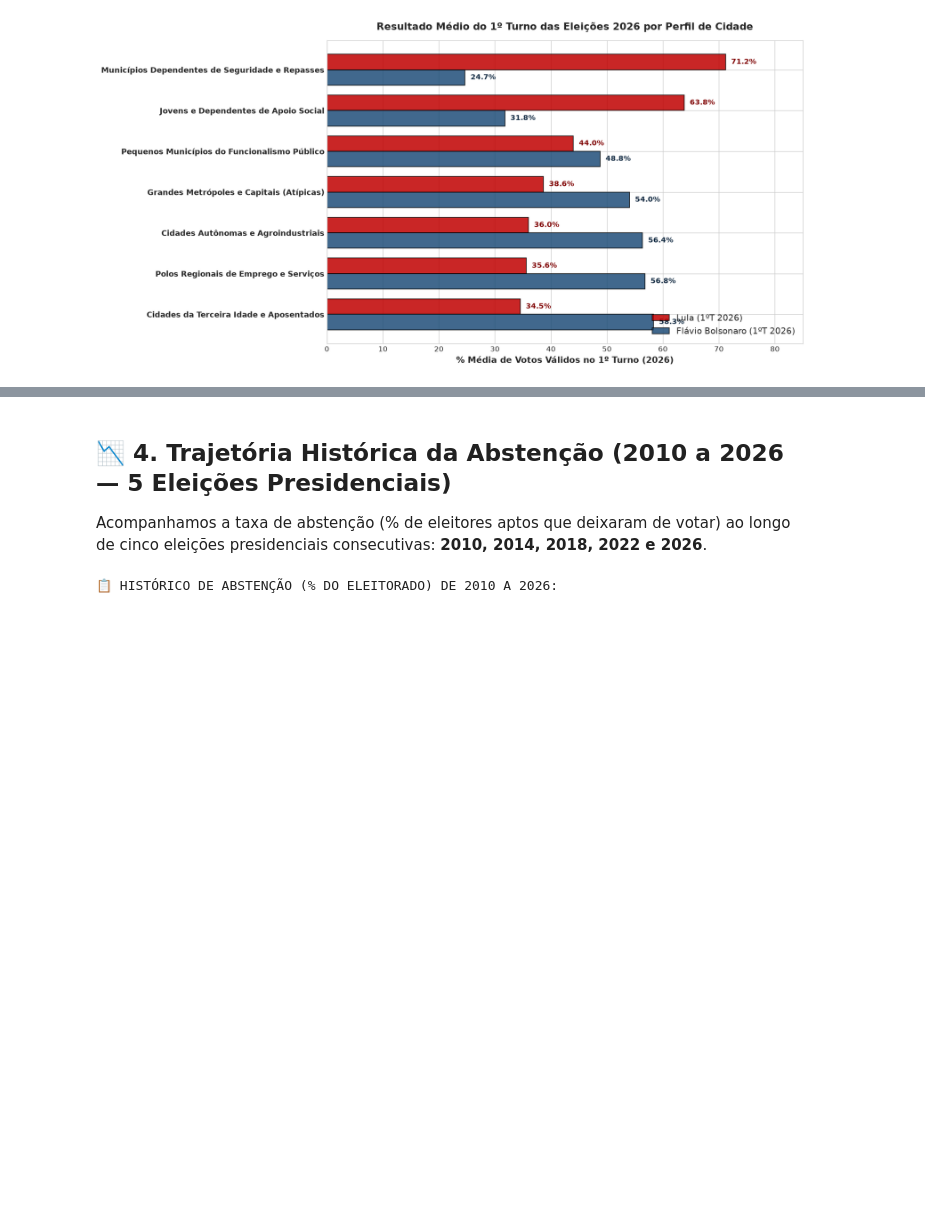
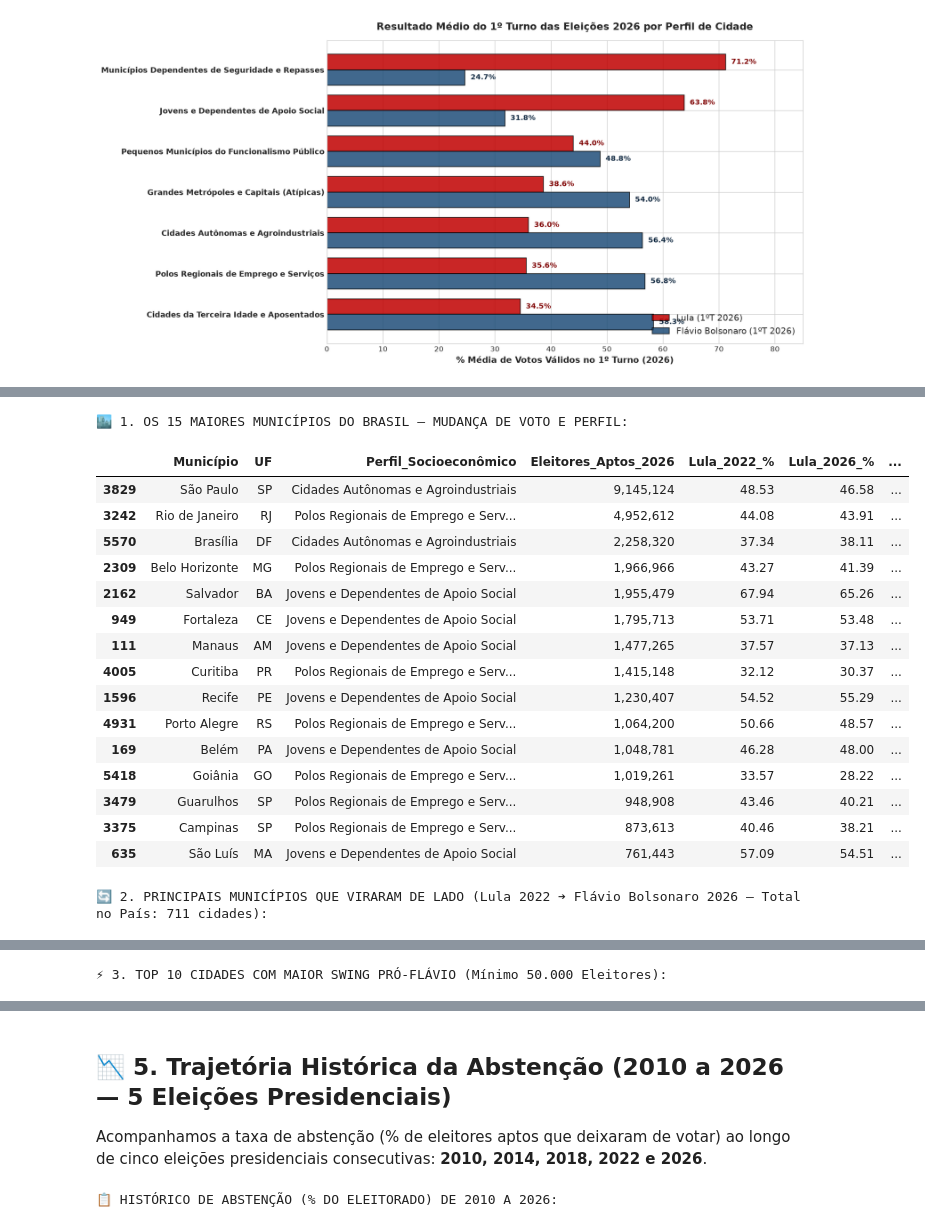
Before and after one commit to hianaracamilla/trad_x_municipio, a Jupyter notebook: analise_eleitoral_perfis_municipios.ipynb, the cells around one changed output, grey strips where cells are left out. Cells and saved outputs as stored; diff of their text form; code cells hidden in the pictures; blank space fills up the shorter version.

Commit message:
feat: add vote migration and electoral swing analysis between 2022 and 2026 to notebook

```diff
--- a/analise_eleitoral_perfis_municipios.ipynb
+++ b/analise_eleitoral_perfis_municipios.ipynb
@@ -243,0 +380,70 @@ plt.show()
+# %%
+# 1. Os 15 Maiores Colégios Eleitorais do Brasil
+top15_maiores = df_eleitoral.sort_values(by='eleitores_aptos_2026', ascending=False).head(15).copy()
+top15_maiores_exib = top15_maiores[[
+    'municipio', 'uf', 'perfil_analise', 'eleitores_aptos_2026',
+    'pct_lula_1t', 'pct_lula_2026_1t', 'delta_lula',
+    'pct_bolsonaro_1t', 'pct_flavio_2026_1t', 'delta_bolso_flavio',
+    'pct_mudanca_voto_mun', 'swing_flavio_vs_lula'
+]].copy()
+top15_maiores_exib.columns = [
+    'Município', 'UF', 'Perfil_Socioeconômico', 'Eleitores_Aptos_2026',
+    'Lula_2022_%', 'Lula_2026_%', 'Δ_Lula_(p.p.)',
+    'Bolso_2022_%', 'Flavio_2026_%', 'Δ_Flavio_(p.p.)',
+    '%_Mudou_Voto', 'Swing_Flavio_vs_Lula_(p.p.)'
+]
+top15_maiores_exib['Eleitores_Aptos_2026'] = top15_maiores_exib['Eleitores_Aptos_2026'].map('{:,.0f}'.format)
+
+print("🏙️ 1. OS 15 MAIORES MUNICÍPIOS DO BRASIL — MUDANÇA DE VOTO E PERFIL:")
+display(top15_maiores_exib)
+
+# 2. Cidades que Viraram de Lula (2022) para Flávio Bolsonaro (2026)
+top_viradas = df_eleitoral[df_eleitoral['virada_lula_para_flavio']].sort_values(by='eleitores_aptos_2026', ascending=False).head(15).copy()
+top_viradas_exib = top_viradas[[
+    'municipio', 'uf', 'perfil_analise', 'eleitores_aptos_2026',
+    'pct_lula_1t', 'pct_lula_2026_1t', 'pct_bolsonaro_1t', 'pct_flavio_2026_1t',
+    'swing_flavio_vs_lula'
+]].copy()
+top_viradas_exib.columns = [
+    'Município', 'UF', 'Perfil_Socioeconômico', 'Eleitores_Aptos_2026',
+    'Lula_2022_%', 'Lula_2026_%', 'Bolso_2022_%', 'Flavio_2026_%',
+    'Swing_Flavio_vs_Lula_(p.p.)'
+]
+top_viradas_exib['Eleitores_Aptos_2026'] = top_viradas_exib['Eleitores_Aptos_2026'].map('{:,.0f}'.format)
+
+print(f"\n🔄 2. PRINCIPAIS MUNICÍPIOS QUE VIRARAM DE LADO (Lula 2022 ➔ Flávio Bolsonaro 2026 — Total no País: {df_eleitoral['virada_lula_para_flavio'].sum()} cidades):")
+display(top_viradas_exib)
+
+# 3. Top Cidades com Maior Virada / Swing Pró-Flávio (Mínimo 50 mil Eleitores)
+top_swing = df_eleitoral[df_eleitoral['eleitores_aptos_2026'] >= 50000].sort_values(by='swing_flavio_vs_lula', ascending=False).head(10).copy()
+top_swing_exib = top_swing[[
+    'municipio', 'uf', 'perfil_analise', 'eleitores_aptos_2026',
+    'delta_lula', 'delta_bolso_flavio', 'pct_mudanca_voto_mun', 'swing_flavio_vs_lula'
+]].copy()
+top_swing_exib.columns = [
+    'Município', 'UF', 'Perfil_Socioeconômico', 'Eleitores_Aptos_2026',
+    'Δ_Lula_(p.p.)', 'Δ_Flavio_(p.p.)', '%_Mudou_Voto', 'Swing_Flavio_vs_Lula_(p.p.)'
+]
+top_swing_exib['Eleitores_Aptos_2026'] = top_swing_exib['Eleitores_Aptos_2026'].map('{:,.0f}'.format)
+
+print("\n⚡ 3. TOP 10 CIDADES COM MAIOR SWING PRÓ-FLÁVIO (Mínimo 50.000 Eleitores):")
+display(top_swing_exib)
+# %% [output]
+🏙️ 1. OS 15 MAIORES MUNICÍPIOS DO BRASIL — MUDANÇA DE VOTO E PERFIL:
+|  | Município | UF | Perfil_Socioeconômico | Eleitores_Aptos_2026 | Lula_2022_% | Lula_2026_% | ... |
+| 3829 | São Paulo | SP | Cidades Autônomas e Agroindustriais | 9,145,124 | 48.53 | 46.58 | ... |
+| 3242 | Rio de Janeiro | RJ | Polos Regionais de Emprego e Serv... | 4,952,612 | 44.08 | 43.91 | ... |
+| 5570 | Brasília | DF | Cidades Autônomas e Agroindustriais | 2,258,320 | 37.34 | 38.11 | ... |
+| 2309 | Belo Horizonte | MG | Polos Regionais de Emprego e Serv... | 1,966,966 | 43.27 | 41.39 | ... |
+| 2162 | Salvador | BA | Jovens e Dependentes de Apoio Social | 1,955,479 | 67.94 | 65.26 | ... |
+| 949 | Fortaleza | CE | Jovens e Dependentes de Apoio Social | 1,795,713 | 53.71 | 53.48 | ... |
+| 111 | Manaus | AM | Jovens e Dependentes de Apoio Social | 1,477,265 | 37.57 | 37.13 | ... |
+| 4005 | Curitiba | PR | Polos Regionais de Emprego e Serv... | 1,415,148 | 32.12 | 30.37 | ... |
+| 1596 | Recife | PE | Jovens e Dependentes de Apoio Social | 1,230,407 | 54.52 | 55.29 | ... |
+| 4931 | Porto Alegre | RS | Polos Regionais de Emprego e Serv... | 1,064,200 | 50.66 | 48.57 | ... |
+| 169 | Belém | PA | Jovens e Dependentes de Apoio Social | 1,048,781 | 46.28 | 48.00 | ... |
+| 5418 | Goiânia | GO | Polos Regionais de Emprego e Serv... | 1,019,261 | 33.57 | 28.22 | ... |
+| 3479 | Guarulhos | SP | Polos Regionais de Emprego e Serv... | 948,908 | 43.46 | 40.21 | ... |
+| 3375 | Campinas | SP | Polos Regionais de Emprego e Serv... | 873,613 | 40.46 | 38.21 | ... |
+| 635 | São Luís | MA | Jovens e Dependentes de Apoio Social | 761,443 | 57.09 | 54.51 | ... |
+🔄 2. PRINCIPAIS MUNICÍPIOS QUE VIRARAM DE LADO (Lula 2022 ➔ Flávio Bolsonaro 2026 — Total no País: 711 cidades):
@@ -243,0 +466 @@ plt.show()
+⚡ 3. TOP 10 CIDADES COM MAIOR SWING PRÓ-FLÁVIO (Mínimo 50.000 Eleitores):
@@ -244,5 +478,5 @@ plt.show()
 # %% [markdown]
-## 📉 4. Trajetória Histórica da Abstenção (2010 a 2026 — 5 Eleições Presidenciais)
+## 📉 5. Trajetória Histórica da Abstenção (2010 a 2026 — 5 Eleições Presidenciais)
 Acompanhamos a taxa de abstenção (% de eleitores aptos que deixaram de votar) ao longo de cinco eleições presidenciais consecutivas: **2010, 2014, 2018, 2022 e 2026**.
 # %%
 resumo_hist_abst = df_eleitoral.groupby('perfil_analise').agg({
```
Also changed, not shown: parts of 10 cells of this notebook, 1 other file.
